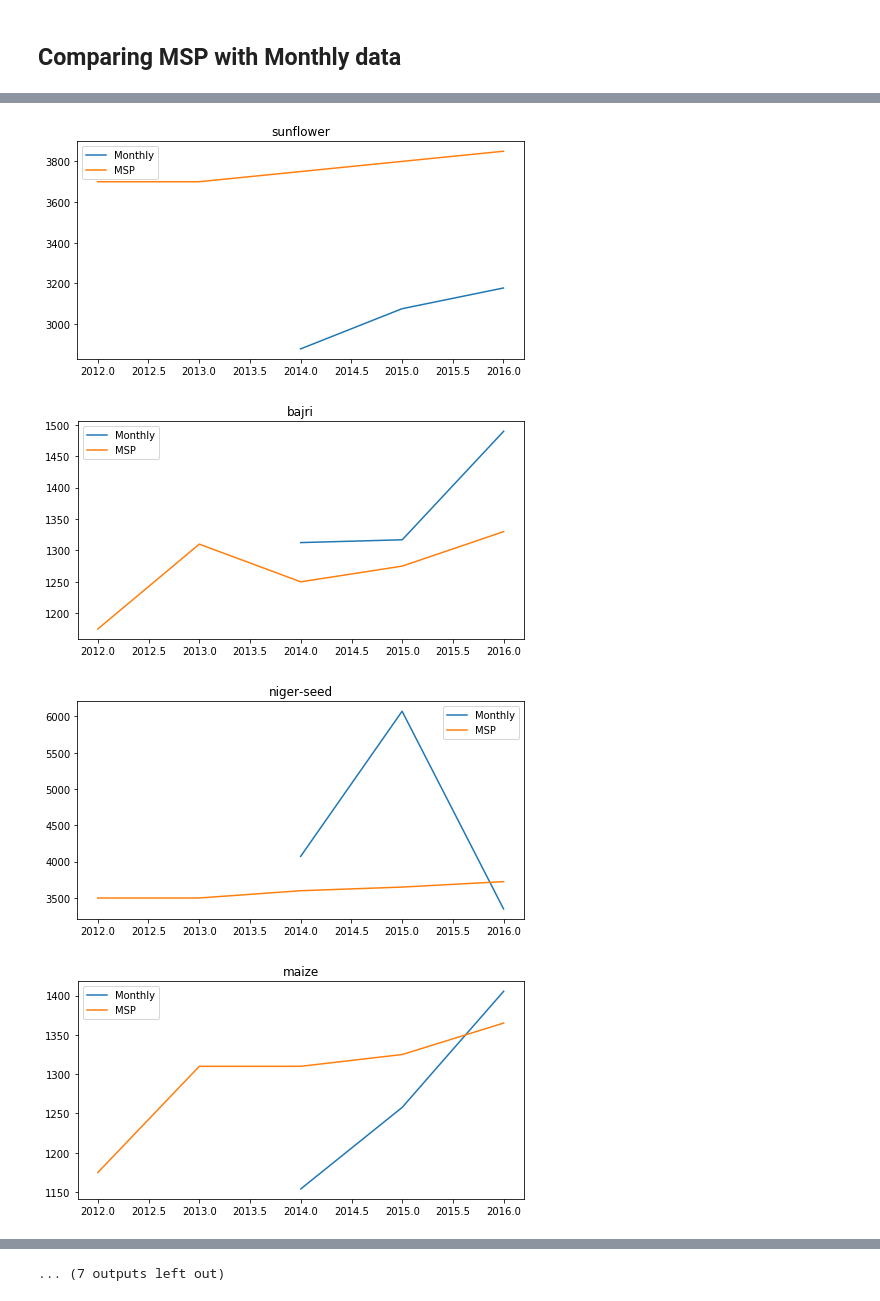
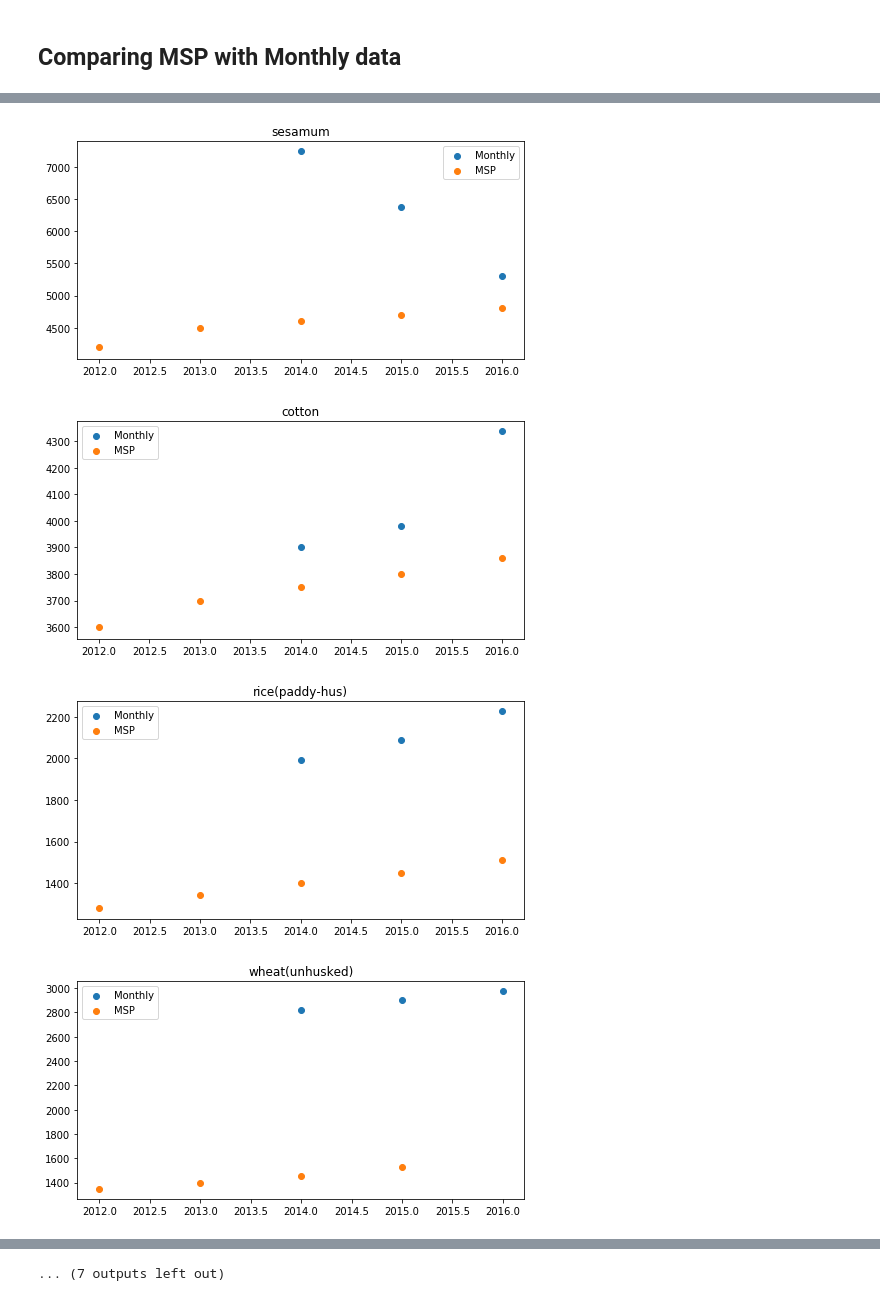
Before and after one commit to bharat-suri/SocialCopsInternChallenge, a Jupyter notebook: APMC.ipynb, the cells around one changed output, grey strips where cells are left out. Cells and saved outputs as stored; diff of their text form; code cells hidden in the pictures.

Commit message:
Using scatter plot to compare prices

```diff
--- a/APMC.ipynb
+++ b/APMC.ipynb
@@ -285,8 +285,8 @@ for crop in common:
     monthly_series = monthly_series.map(lambda x: float(x)).dropna(inplace=False)
     msp_series = msp[msp['commodity'] == crop]
     plt.figure(figsize=(8, 4))
-    plt.plot(monthly_series.index.year, monthly_series.values, label='Monthly')
-    plt.plot(msp_series.year, msp_series.msprice, label='MSP')
+    plt.scatter(monthly_series.index.year, monthly_series.values, label='Monthly')
+    plt.scatter(msp_series.year, msp_series.msprice, label='MSP')
     plt.legend()
     plt.title(crop)
     plt.show()
@@ -298,4 +298,4 @@ for crop in common:
-[figure, old version]
+[figure, new version]
-[figure, old version]
+[figure, new version]
-[figure, old version]
+[figure, new version]
-[figure, old version]
+[figure, new version]
```
Also changed, not shown: parts of 2 cells of this notebook.
